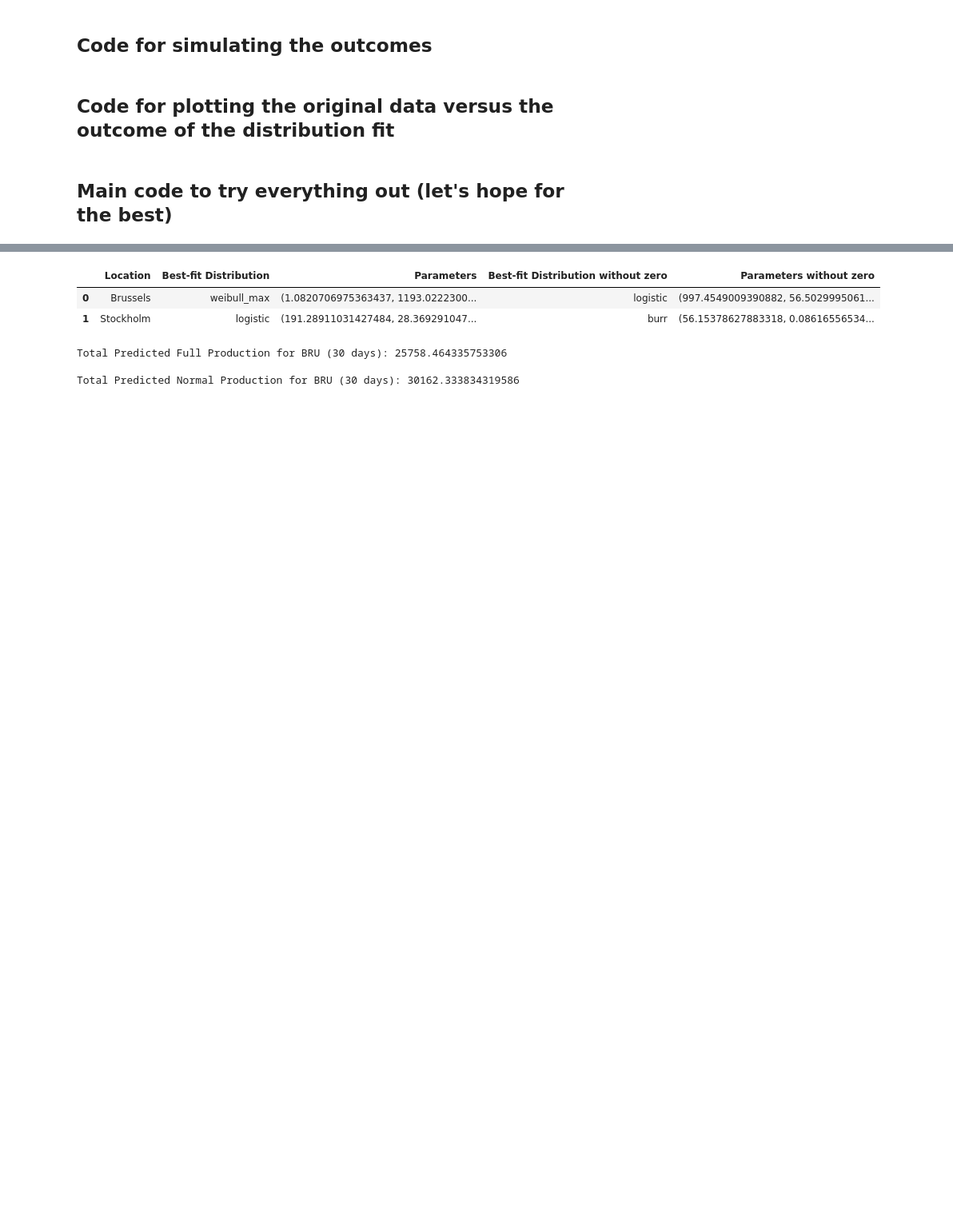
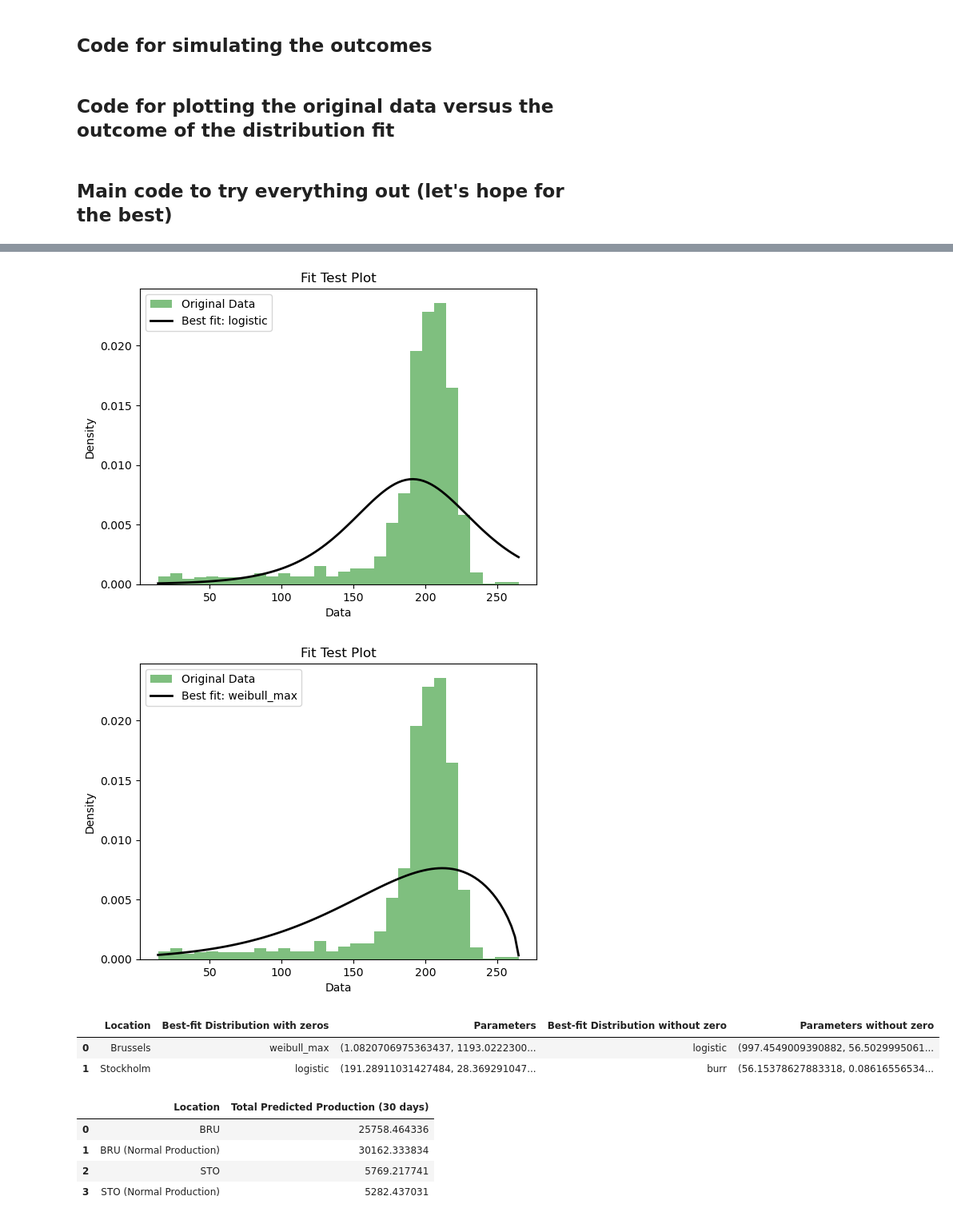
Before and after one commit to gagadzha/modeling-production-capability, a Jupyter notebook: final.ipynb, the cells around one changed output, grey strips where cells are left out. Shown at 80% size. Drawn from its saved outputs; the diff is of its cells as text; code cells hidden in the pictures; blank space fills up the shorter version.

```diff
--- a/final.ipynb
+++ b/final.ipynb
@@ -673,21 +318,38 @@ data_sto_no_zero = clean_data("STO", exclude_zero=True)
 best_distribution_bru_no_zero, best_params_bru_no_zero = find_best_fit_distribution_continuous(data_bru_no_zero.production)
 best_distribution_sto_no_zero, best_params_sto_no_zero = find_best_fit_distribution_continuous(data_sto_no_zero.production)
 
-# Fit and plot for Brussels without zeros
-fit_test_plot(data_bru_no_zero.production, best_distribution_bru_no_zero, best_params_bru_no_zero)
+# Test only the normal distribution
+best_distribution_sto_norm, best_params_sto_norm = find_best_fit_distribution_continuous(
+    data_sto.production, distributions=[stats.norm])
 
-# Fit and plot for Stockholm without zeros
-fit_test_plot(data_sto_no_zero.production, best_distribution_sto_no_zero, best_params_sto_no_zero)
+# Test only the logistic distribution
+best_distribution_sto_logistics, best_params_sto_logistics = find_best_fit_distribution_continuous(
+    data_sto.production, distributions=[stats.logistic])
+
+# Test only the Weibull distribution
+best_distribution_sto_weibull, best_params_sto_weibull = find_best_fit_distribution_continuous(
+    data_sto.production, distributions=[stats.weibull_max])
 
 
 # Create a DataFrame for displaying results in a table format
 results_df = pd.DataFrame({
     "Location": ["Brussels", "Stockholm"],
-    "Best-fit Distribution": [best_distribution_bru.name, best_distribution_sto.name],
+    "Best-fit Distribution with zeros": [best_distribution_bru.name, best_distribution_sto.name],
     "Parameters": [best_params_bru, best_params_sto],
     "Best-fit Distribution without zero": [best_distribution_bru_no_zero.name, best_distribution_sto_no_zero.name],
     "Parameters without zero": [best_params_bru_no_zero, best_params_sto_no_zero]
 })
+
+# Fit and plot for Brussels without zeros - seems to be the best fit
+fit_test_plot(data_bru_no_zero.production, best_distribution_bru_no_zero, best_params_bru_no_zero)
+
+# Fit and plot for Stockholm without zeros - seems to be the best
+fit_test_plot(data_sto_no_zero.production, best_distribution_sto_no_zero, best_params_sto_no_zero)
+
+# Fit and plot for Stockholm with specific distributions
+fit_test_plot(data_sto_no_zero.production, best_distribution_sto_norm, best_params_sto_norm)
+fit_test_plot(data_sto_no_zero.production, best_distribution_sto_logistics, best_params_sto_logistics)
+fit_test_plot(data_sto_no_zero.production, best_distribution_sto_weibull, best_params_sto_weibull)
 
 # Display the DataFrame
 display(results_df)
@@ -695,15 +357,20 @@ display(results_df)
 print("\
     ")
 
-# Total MSR on full production days
 total_prod_bru = simulation(30, 'BRU')  # Predict total production for 30 days for BRU factory
-print(f"Total Predicted Full Production for BRU (30 days): {total_prod_bru}")
+total_prod_bru_normal = simulation(30, 'BRU', normal_production=True)  # Normal production for BRU
+total_prod_sto = simulation(30, 'STO')  # Predict total production for 30 days for STO factory
+total_prod_sto_normal = simulation(30, 'STO', normal_production=True)  # Normal production for STO
 
-print("\
-    ")
-# Predict total production for 30 days for BRU factory with normal production
-total_prod_bru_normal = simulation(30, 'BRU', normal_production=True)
-print(f"Total Predicted Normal Production for BRU (30 days): {total_prod_bru_normal}")
+# Create a DataFrame for displaying results
+results_df = pd.DataFrame({
+    "Location": ["BRU", "BRU (Normal Production)", "STO", "STO (Normal Production)"],
+    "Total Predicted Production (30 days)": [total_prod_bru, total_prod_bru_normal,
+                                             total_prod_sto, total_prod_sto_normal]
+})
+
+# Display the DataFrame
+display(results_df)
 # %% [output]
 [figure]
 [figure]
@@ -710,6 +378,10 @@ print(f"Total Predicted Normal Production for BRU (30 days): {total_prod_bru_nor
+[figure, added]
+[figure, added]
-|  | Location | Best-fit Distribution | Parameters | Best-fit Distribution without zero | Parameters without zero |
+|  | Location | Best-fit Distribution with zeros | Parameters | Best-fit Distribution without zero | Parameters without zero |
 | 0 | Brussels | weibull_max | (1.0820706975363437, 1193.0222300... | logistic | (997.4549009390882, 56.5029995061... |
 | 1 | Stockholm | logistic | (191.28911031427484, 28.369291047... | burr | (56.15378627883318, 0.08616556534... |
-Total Predicted Full Production for BRU (30 days): 25758.464335753306
-
-Total Predicted Normal Production for BRU (30 days): 30162.333834319586
+|  | Location | Total Predicted Production (30 days) |
+| 0 | BRU | 25758.464336 |
+| 1 | BRU (Normal Production) | 30162.333834 |
+| 2 | STO | 5769.217741 |
+| 3 | STO (Normal Production) | 5282.437031 |
```
Also changed, not shown: parts of 14 cells of this notebook.
